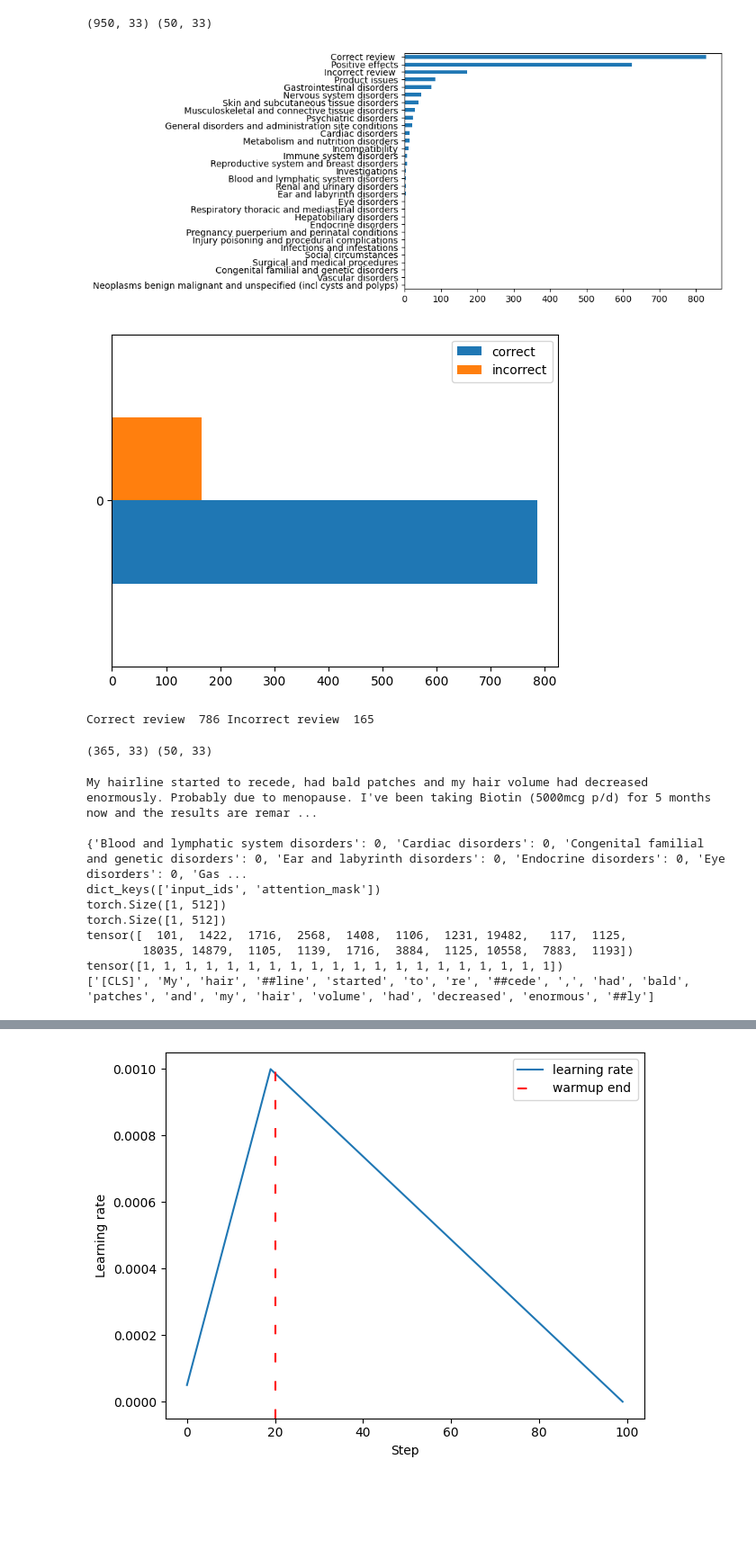
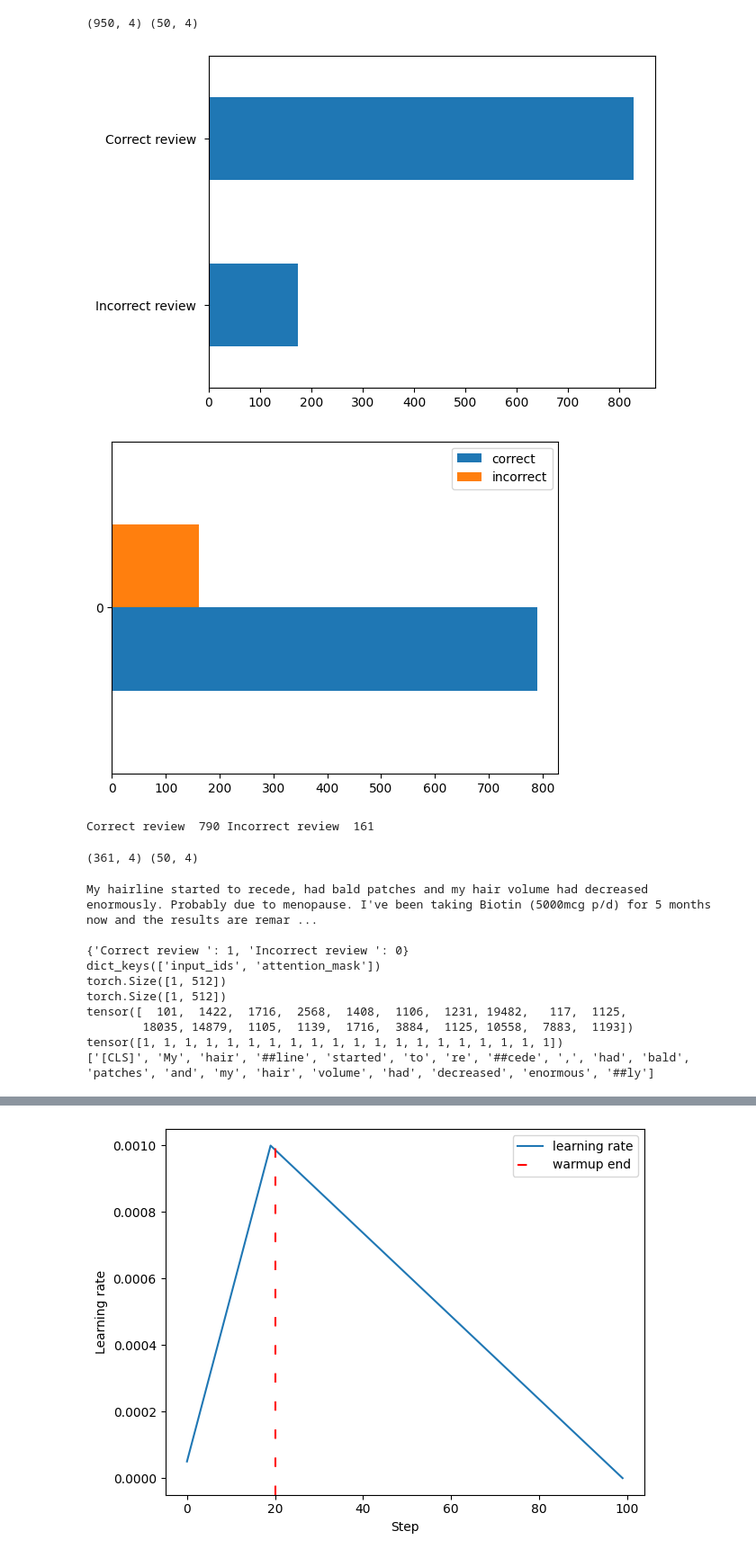
Before and after one commit to lyuoveta/git_test_model_1000, a Jupyter notebook: BERT_1_version/BERT_debug.ipynb, the cells around one changed output, grey strips where cells are left out. Shown at 90% size. Cells and saved outputs as stored; diff of their text form; code cells hidden in the pictures; blank space fills up the shorter version.

```diff
--- a/BERT_1_version/BERT_debug.ipynb
+++ b/BERT_1_version/BERT_debug.ipynb
@@ -23,7 +23,3 @@ multiprocessing.freeze_support()
 import warnings
 # %%
 df = pd.read_csv("../tagging/tagged_data.csv")
-# %%
-# deleting additional information
-df = df.drop([df.columns[0], df.columns[2], df.columns[3], df.columns[4]], axis=1)
-df.head()
@@ -37,0 +26,8 @@ df.head()
+# %%
+# deleting additional information
+df = df.drop([df.columns[0], df.columns[2], df.columns[3], df.columns[4],df.columns[6], df.columns[7], df.columns[8],
+              df.columns[9], df.columns[10], df.columns[11],df.columns[12], df.columns[13], df.columns[14],df.columns[15],
+              df.columns[16], df.columns[17], df.columns[18], df.columns[19], df.columns[20], df.columns[21], df.columns[22],
+             df.columns[23],df.columns[24], df.columns[25], df.columns[26],df.columns[27], df.columns[28], df.columns[29],df.columns[30],
+              df.columns[31], df.columns[32], df.columns[33], df.columns[36]], axis=1)
+print(df.head())
@@ -40,34 +50,34 @@ df.head()
 train_df, val_df = train_test_split(df, test_size=0.05)
 print(train_df.shape, val_df.shape)
 # %% [output]
-(950, 33) (50, 33)
+(950, 4) (50, 4)
 # %%
 # the distribution of the tags
 LABEL_COLUMNS = df.columns.tolist()[2:]
 df[LABEL_COLUMNS].sum().sort_values().plot(kind="barh")
 plt.show()
 # %% [output]
-[figure, old version]
+[figure, new version]
 # %%
 # the distribution of the correct and incorrect tags
-train_correct = train_df[train_df.iloc[:, 30] == 1]
-train_incorrect = train_df[train_df.iloc[:, 31] == 1]
+train_correct = train_df[train_df.iloc[:, 2] == 1]
+train_incorrect = train_df[train_df.iloc[:, 3] == 1]
 pd.DataFrame(dict(
   correct=[len(train_correct)],
   incorrect=[len(train_incorrect)]
 )).plot(kind='barh')
 plt.show()
 # %% [output]
-[figure, old version]
+[figure, new version]
 # %%
 # output of data quantity
-count_ones = len(train_df[train_df.iloc[:, 30] == 1])
-count_ones_2 = len(train_df[train_df.iloc[:, 31] == 1])
-column_name = train_df.columns[30]
-column_name_2 = train_df.columns[31]
+count_ones = len(train_df[train_df.iloc[:, 2] == 1])
+count_ones_2 = len(train_df[train_df.iloc[:, 3] == 1])
+column_name = train_df.columns[2]
+column_name_2 = train_df.columns[3]
 print(column_name, count_ones, column_name_2, count_ones_2)
 # %% [output]
-Correct review  786 Incorrect review  165
+Correct review  790 Incorrect review  161
 # %%
 # sample only 200 correct reviews to combat the imbalance
 train_df = pd.concat([
@@ -76,7 +86,7 @@ train_df = pd.concat([
 ])
 print(train_df.shape, val_df.shape)
 # %% [output]
-(365, 33) (50, 33)
+(361, 4) (50, 4)
 # %%
 # Tokenization
 BERT_MODEL_NAME = 'bert-base-cased'
@@ -110,7 +120,7 @@ print(tokenizer.convert_ids_to_tokens(encoding["input_ids"].squeeze())[:20])
 # %% [output]
 My hairline started to recede, had bald patches and my hair volume had decreased enormously. Probably due to menopause. I've been taking Biotin (5000mcg p/d) for 5 months now and the results are remar ...
 
-{'Blood and lymphatic system disorders': 0, 'Cardiac disorders': 0, 'Congenital familial and genetic disorders': 0, 'Ear and labyrinth disorders': 0, 'Endocrine disorders': 0, 'Eye disorders': 0, 'Gas ...
+{'Correct review ': 1, 'Incorrect review ': 0}
 dict_keys(['input_ids', 'attention_mask'])
 torch.Size([1, 512])
 torch.Size([1, 512])
```
Also changed, not shown: parts of 21 cells of this notebook, 1 other file.
